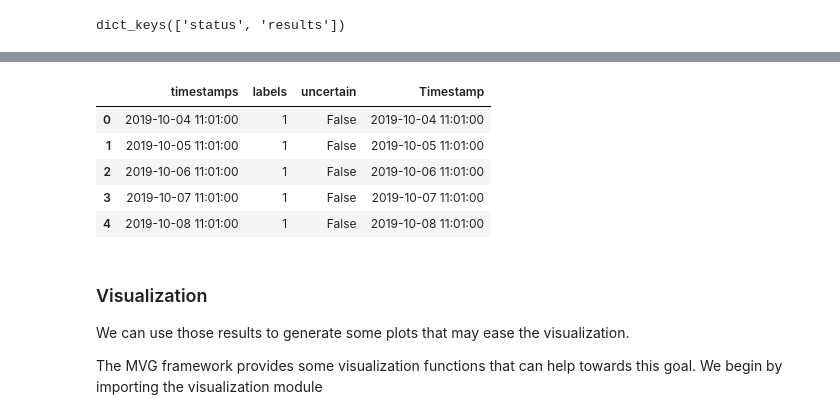
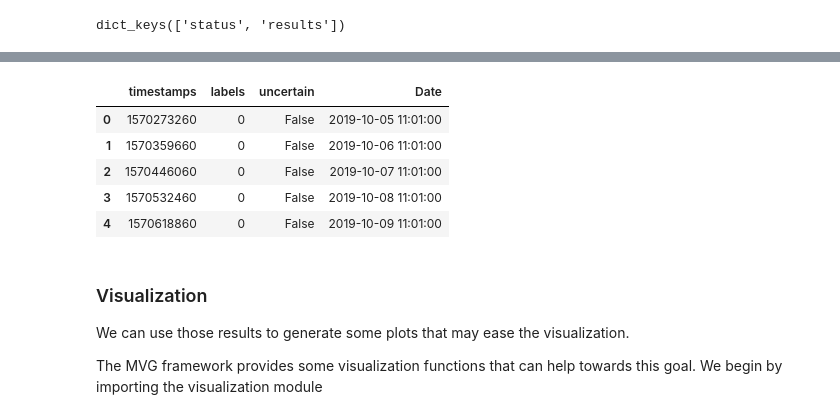
Before and after one commit to vikinganalytics/mvg, a Jupyter notebook: docs/source/content/examples/brief_overview.ipynb, the cells around one changed output, grey strips where cells are left out. Saved outputs shown, nothing was run; the diff lists cells and outputs as text; code cells hidden in the pictures.

```diff
--- a/docs/source/content/examples/brief_overview.ipynb
+++ b/docs/source/content/examples/brief_overview.ipynb
@@ -317,19 +318,14 @@ We pass all the lists to a dataframe for ease of manipulation.
-# %%
-mode_results = mode_table["results"]
-column_heads = list(mode_results.keys())
-timestamp_list = list(mode_results['timestamps'].values())
-
-df_mode = pd.DataFrame({column_heads[0] : timestamp_list, column_heads[1] : mode_results['labels'], column_heads[2] : mode_results['uncertain']})
-df_mode['Timestamp'] = pd.to_datetime(df_mode['timestamps'], format='%Y-%m-%d %H:%M:%S')
-
-df_mode.head()
-# %% [output]
-|  | timestamps | labels | uncertain | Timestamp |
-| 0 | 2019-10-04 11:01:00 | 1 | False | 2019-10-04 11:01:00 |
-| 1 | 2019-10-05 11:01:00 | 1 | False | 2019-10-05 11:01:00 |
-| 2 | 2019-10-06 11:01:00 | 1 | False | 2019-10-06 11:01:00 |
-| 3 | 2019-10-07 11:01:00 | 1 | False | 2019-10-07 11:01:00 |
-| 4 | 2019-10-08 11:01:00 | 1 | False | 2019-10-08 11:01:00 |
+# %%
+df_mode = pd.DataFrame(mode_table["results"])
+df_mode['Date'] = pd.to_datetime(df_mode['timestamps'], unit="s")
+df_mode.head()
+# %% [output]
+|  | timestamps | labels | uncertain | Date |
+| 0 | 1570273260 | 0 | False | 2019-10-05 11:01:00 |
+| 1 | 1570359660 | 0 | False | 2019-10-06 11:01:00 |
+| 2 | 1570446060 | 0 | False | 2019-10-07 11:01:00 |
+| 3 | 1570532460 | 0 | False | 2019-10-08 11:01:00 |
+| 4 | 1570618860 | 0 | False | 2019-10-09 11:01:00 |
 # %% [markdown]
 ### Visualization
 
```
Also changed, not shown: parts of 18 cells of this notebook, 1 other file.
